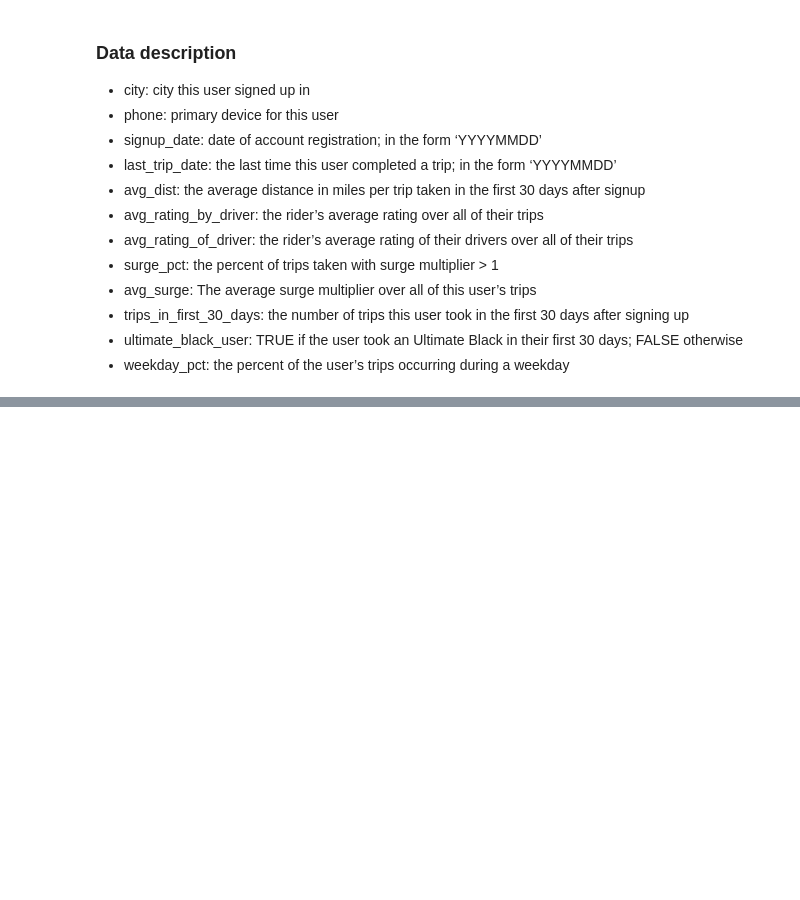
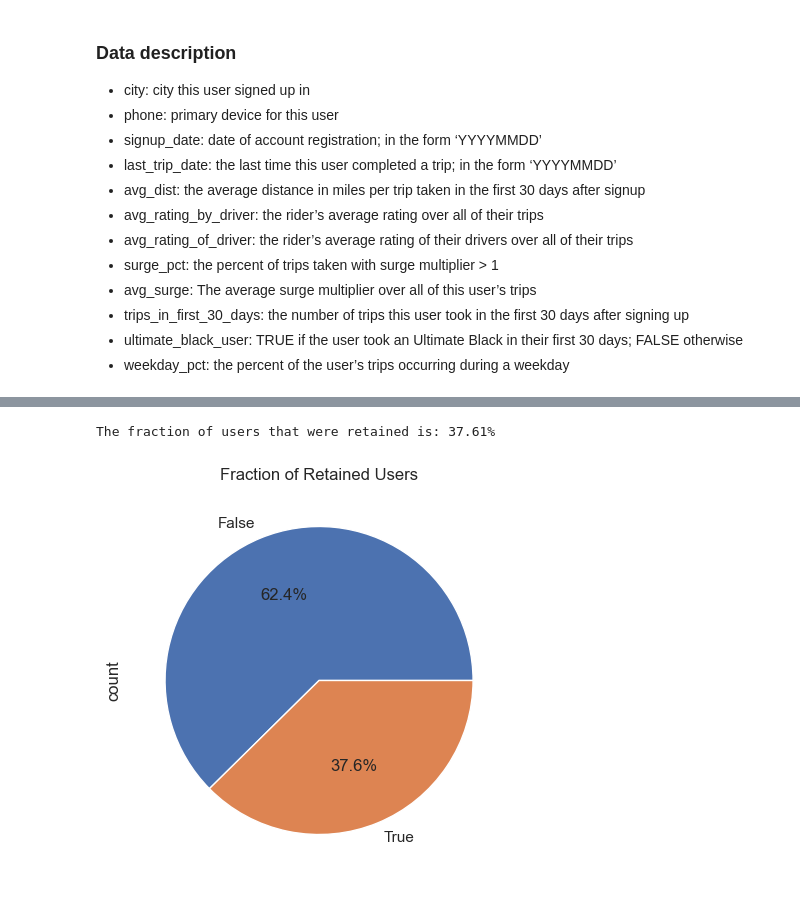
Before and after one commit to lmgaines30/kentucky-blue, a Jupyter notebook: ultimate_challenge/Ultimate_data_science_challenge_nb.ipynb, the cells around one changed output, grey strips where cells are left out. Drawn from its saved outputs; the diff is of its cells as text; code cells hidden in the pictures; blank space fills up the shorter version.

Commit message:
commit updates to ultimate challenge notebook

```diff
--- a/ultimate_challenge/Ultimate_data_science_challenge_nb.ipynb
+++ b/ultimate_challenge/Ultimate_data_science_challenge_nb.ipynb
@@ -247,0 +257,4 @@ dataset when you have finished with the challenge.
+# %%
+#import dataset for predicting customer retention
+df2 = pd.read_json(r"..\ultimate_challenge\ultimate_data_challenge.json")
+df2.head()
@@ -247,0 +290,6 @@ dataset when you have finished with the challenge.
+# %%
+# both of the datefields (signup_date and last_trip_date) are currently objects, we will convert them to datetime objects and validate that they are indeed datetime objects
+df2['signup_date'] = pd.to_datetime(df2['signup_date'], errors='coerce')
+df2['last_trip_date'] = pd.to_datetime(df2['last_trip_date'], errors='coerce')
+#validate that the date fields are now datetime objects
+df2.info()
@@ -247,0 +330,7 @@ dataset when you have finished with the challenge.
+# %%
+#create a retained feature that contains the value "True" if the last_trip_date is >= 6/1/2014 and "False" otherwise
+df2['retained'] = df2['last_trip_date'] >= '2014-06-01'
+
+#create a tenure feature that calculates the number of days between the last_trip_date and the signup_date
+df2['tenure'] = (df2['last_trip_date'] - df2['signup_date']).dt.days
+df2.head()
@@ -247,0 +344,15 @@ dataset when you have finished with the challenge.
+# %%
+#the assignment asks what fraction of the observed users were retained, we will calculate this by taking the mean of the retained column since it has a boolean
+#dtype this represents the fraction of users that were retained
+retained_fraction = df2['retained'].mean().round(4)*100
+print(f'The fraction of users that were retained is: {retained_fraction}%')
+# %% [output]
+The fraction of users that were retained is: 37.61%
+# %%
+#illustrate the fraction of retained users by plotting a pie chart
+plt.figure(figsize=(5,5))
+df2['retained'].value_counts().plot.pie(autopct='%1.1f%%')
+plt.title('Fraction of Retained Users')
+plt.show()
+# %% [output]
+[figure, added]
```
Also changed, not shown: parts of 36 cells of this notebook.
